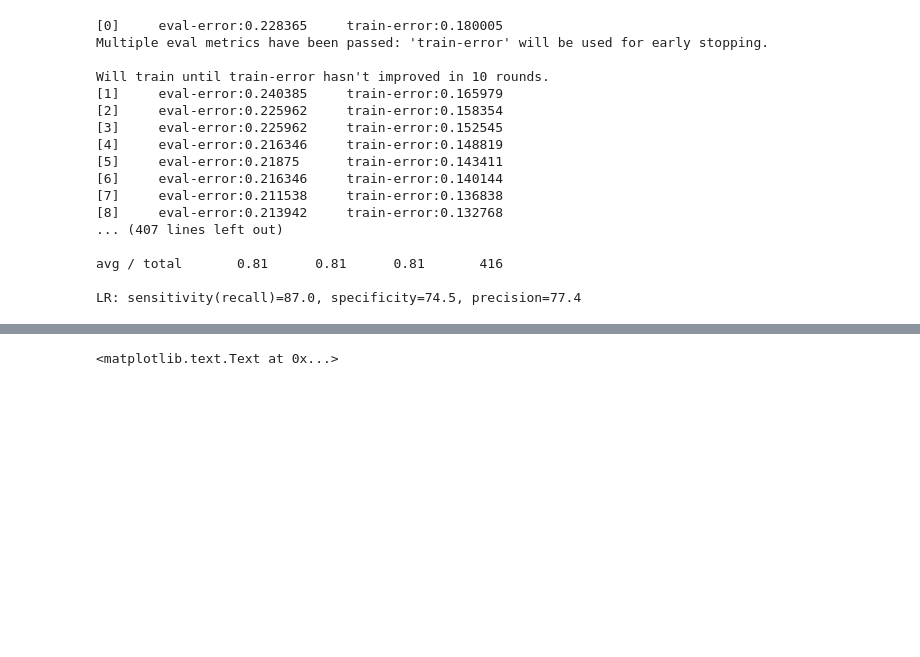
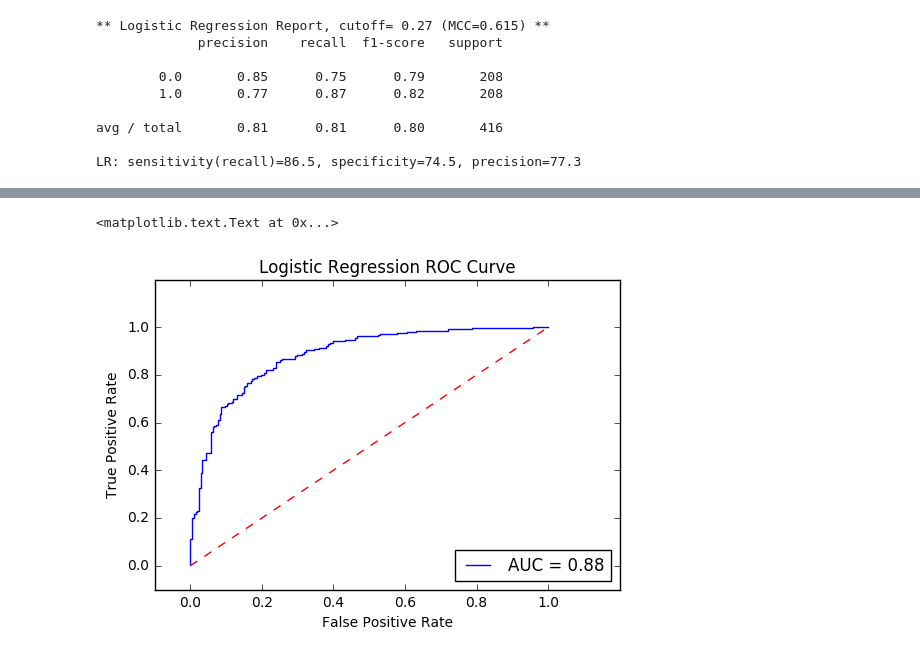
Before and after one commit to massie/notebooks, a Jupyter notebook: xgboost.ipynb, the cells around one changed output, grey strips where cells are left out. Saved outputs shown, nothing was run; the diff lists cells and outputs as text; code cells hidden in the pictures; blank space fills up the shorter version.

Commit message:
Update xgboost code

```diff
--- a/xgboost.ipynb
+++ b/xgboost.ipynb
@@ -0,0 +1,25 @@
+# %%
+import xgboost as xgb
+from sklearn.metrics import classification_report, confusion_matrix, accuracy_score, matthews_corrcoef
+
+poslabels = ["-%02d" % (i) for i in range(10, 0, -1)] + ["+%02d" % (i) for i in range(1,11)]
+# 18 H  17 S  15 E
+proplables = ["H%02d" % (i) for i in range(18)] + ["S%02d" % (i) for i in range(17)] + ["E%02d" % (i) for i in range(15)]
+
+cols = ["target"]
+for poslabel in poslabels:
+    for proplable in proplables:
+        cols.append("%s%s" % (poslabel, proplable))
+
+# read in data
+data_dir="/workspace/chipper_data/chipper-0.3.0-data/"
+dtrain = xgb.DMatrix(data_dir + "training_data.ll", feature_names=cols)
+dtest = xgb.DMatrix(data_dir + "testing_data.ll", feature_names=cols)
+
+watchlist  = [(dtest,'eval'), (dtrain,'train')]
+# specify parameters via map
+param = {'n_estimators': 10000, 'max_depth':10, 'objective':'binary:logistic'} #, "eval_metric": "auc"}
+num_round = 2000
+bst = xgb.train(param, dtrain, num_round, watchlist, early_stopping_rounds=10)
+# make prediction
+preds = bst.predict(dtest)
@@ -1,20 +47,4 @@
 # %%
-import xgboost as xgb
-from sklearn.metrics import classification_report, confusion_matrix, accuracy_score, matthews_corrcoef
-
-# read in data
-data_dir="/workspace/chipper_data/chipper-0.3.0-data/"
-dtrain = xgb.DMatrix(data_dir + "training_data.ll")
-dtest = xgb.DMatrix(data_dir + "testing_data.ll")
-watchlist  = [(dtest,'eval'), (dtrain,'train')]
-
-# specify parameters via map
-param = {'max_depth':5, 'eta':0.3, 'silent':1, 'objective':'binary:logistic'} #, "eval_metric": "auc"}
-num_round = 2000
-bst = xgb.train(param, dtrain, num_round, watchlist, early_stopping_rounds=10)
-# make prediction
-preds = bst.predict(dtest)
-
 LR_classification_vector = lambda cutoff: [1 if pred >= cutoff else 0 for pred in preds]
 
 def find_best_mcc():
@@ -42,7 +72,7 @@ def print_metrics(name, actual, predicted):
 
 print_metrics("LR", dtest.get_label(), LR_classification_vector(best_cutoff))
 
-%matplotlib notebook
+%matplotlib inline
 import matplotlib.pyplot as plt
 from sklearn import svm, metrics
 
@@ -59,20 +89,12 @@ plt.xlabel('False Positive Rate')
 
 #LR: sensitivity(recall)=77.6, specificity=84.8, precision=86.5
 # %% [output]
-[0]     eval-error:0.228365     train-error:0.180005
-Multiple eval metrics have been passed: 'train-error' will be used for early stopping.
+** Logistic Regression Report, cutoff= 0.27 (MCC=0.615) **
+             precision    recall  f1-score   support
 
-Will train until train-error hasn't improved in 10 rounds.
-[1]     eval-error:0.240385     train-error:0.165979
-[2]     eval-error:0.225962     train-error:0.158354
-[3]     eval-error:0.225962     train-error:0.152545
-[4]     eval-error:0.216346     train-error:0.148819
-[5]     eval-error:0.21875      train-error:0.143411
-[6]     eval-error:0.216346     train-error:0.140144
-[7]     eval-error:0.211538     train-error:0.136838
-[8]     eval-error:0.213942     train-error:0.132768
-... (407 lines left out)
+        0.0       0.85      0.75      0.79       208
+        1.0       0.77      0.87      0.82       208
 
-avg / total       0.81      0.81      0.81       416
+avg / total       0.81      0.81      0.80       416
 
-LR: sensitivity(recall)=87.0, specificity=74.5, precision=77.4
+LR: sensitivity(recall)=86.5, specificity=74.5, precision=77.3
@@ -81 +101,2 @@ LR: sensitivity(recall)=87.0, specificity=74.5, precision=77.4
 <matplotlib.text.Text at 0x...>
+[figure, added]
```
Also changed, not shown: parts of 6 cells of this notebook.
